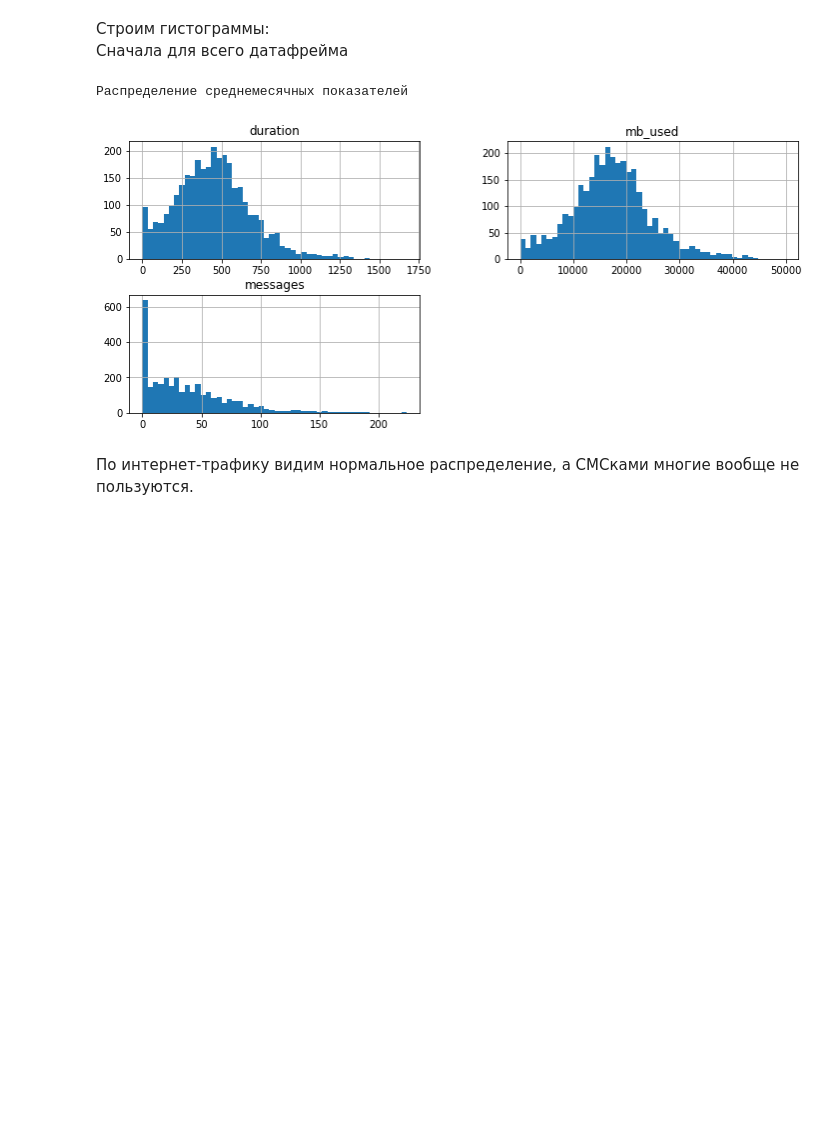
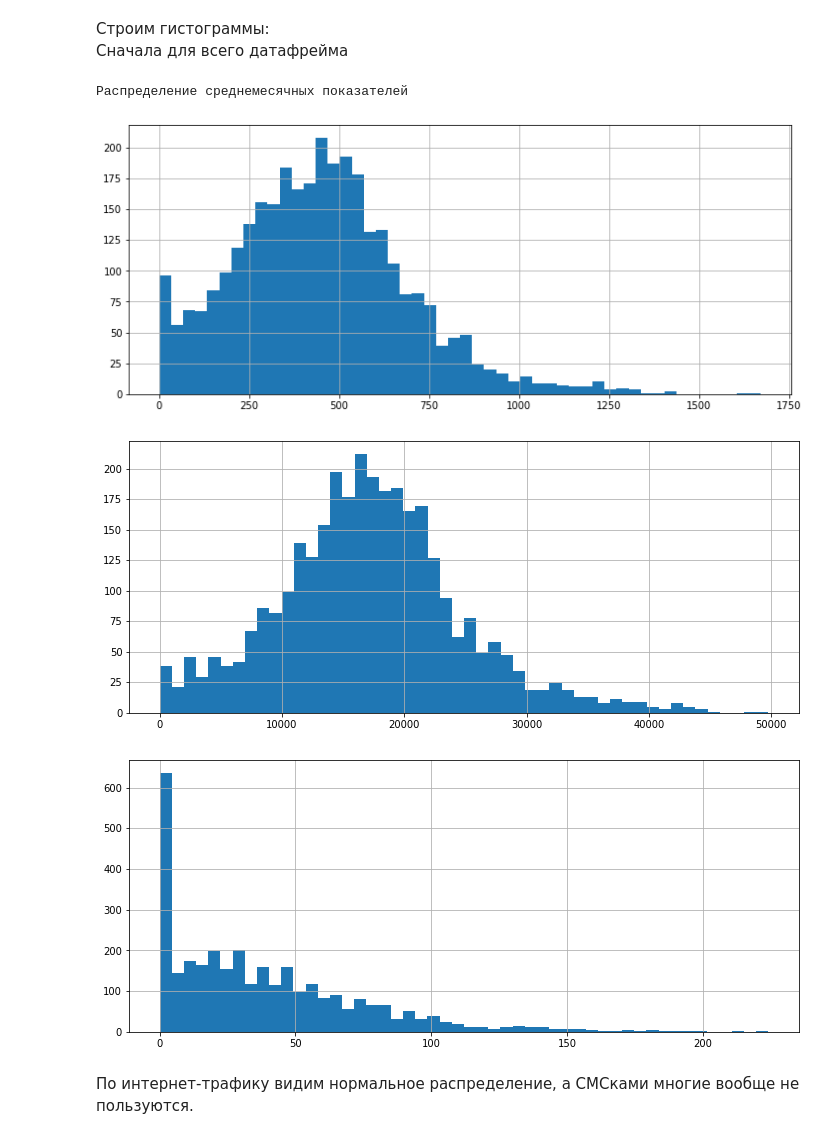
Before and after one commit to SergeyShimkiv/My-Projects, a Jupyter notebook: Telecompany/Telecom.ipynb, the cells around one changed output. Cells and saved outputs as stored; diff of their text form; code cells hidden in the pictures; blank space fills up the shorter version.

```diff
--- a/Telecompany/Telecom.ipynb
+++ b/Telecompany/Telecom.ipynb
@@ -5,8 +5,6 @@
 ### Шаг 1. Откройте файл с данными и изучите общую информацию.
 # %%
 import matplotlib.pyplot as plt
-import seaborn as sns
-sns.set(color_codes=True)
 import numpy as np
 from scipy import stats as st
 import pandas as pd
@@ -21,13 +19,3 @@ internet = pd.read_csv('/datasets/internet.csv')
 messages = pd.read_csv('/datasets/messages.csv')
 tariffs = pd.read_csv('/datasets/tariffs.csv',index_col = 'tariff_name')
 users = pd.read_csv('/datasets/users.csv')
-# %%
-calls['call_date'] = pd.to_datetime(calls['call_date'], format='%Y-%m-%d')
-calls['month'] = calls['call_date'].dt.month
-calls.loc[calls['duration'] == 0, 'nulls_count'] = 1
-null_calls = calls.pivot_table(index='month', values=['id', 'nulls_count'], aggfunc='count')
-null_calls['null_ratio'] = round(null_calls['nulls_count'] / null_calls['id'], 2)
-sns.relplot(x='id', y='nulls_count', data=null_calls)
-plt.xlabel('Общее число звонков по месяцам')
-plt.ylabel('Число звонков с нулевой продолжительностью')
-_ = plt.title('Зависимость количества нулевых значений от общего числа звонков за каждый месяц')
@@ -36,3 +21,0 @@ _ = plt.title('Зависимость количества нулевых зна
-# %%
-users['unique_name'] = users['city'] + users['first_name'] + users['last_name']
-users['unique_name']
@@ -397,11 +365,15 @@ dtype: float64
 Строим гистограммы:
 Сначала для всего датафрейма
 # %%
-df[['duration', 'mb_used', 'messages']].hist(bins=50, figsize = (12, 5))
 print('Распределение среднемесячных показателей')
+for i in ['duration', 'mb_used', 'messages']:
+    df[i].hist(bins=50, figsize = (12, 5))
+    plt.show()
 # %% [output]
 Распределение среднемесячных показателей
-[figure, old version]
+[figure, new version]
+[figure, added]
+[figure, added]
 # %% [markdown]
 По интернет-трафику видим нормальное распределение, а СМСками многие вообще не пользуются.
 # %% [markdown]
```
Also changed, not shown: parts of 5 cells of this notebook.
